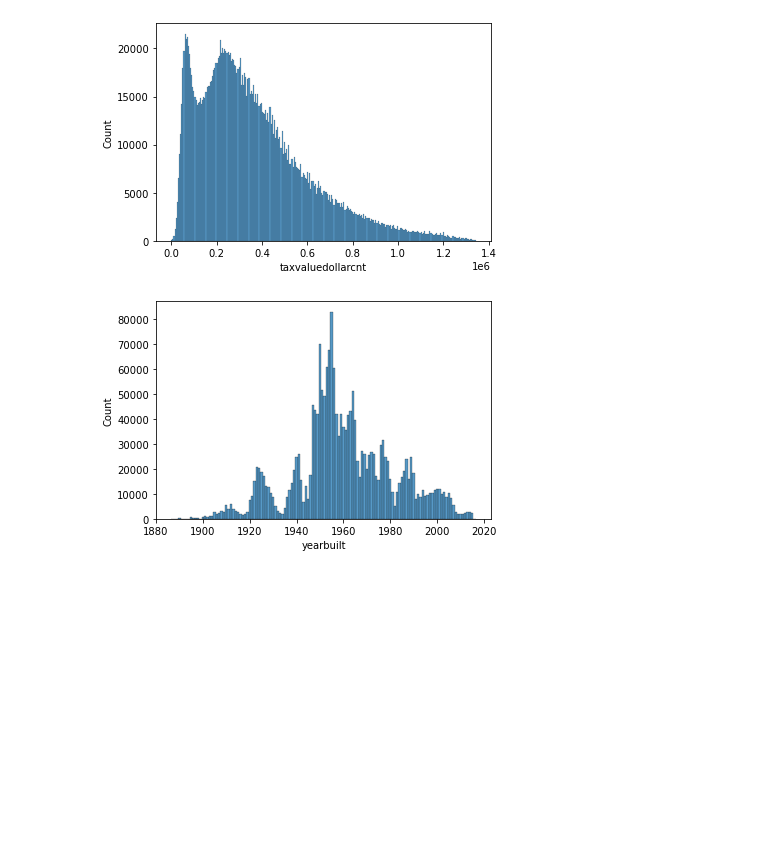
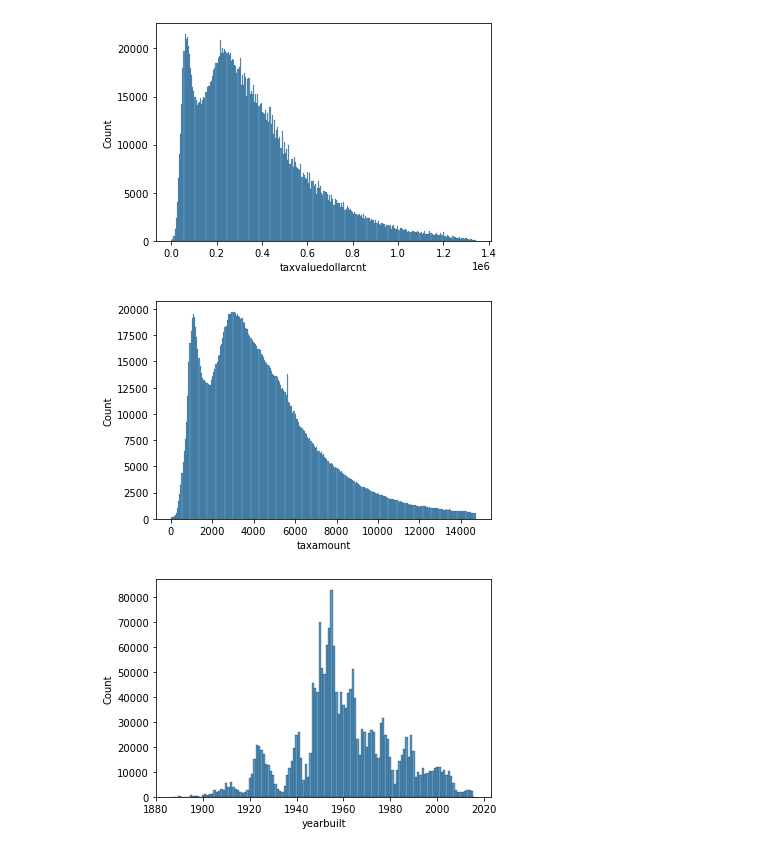
Before and after one commit to CurtisJohansen/regression-exercises, a Jupyter notebook: wrangle.ipynb, the cells around one changed output. Cells and saved outputs as stored; diff of their text form; code cells hidden in the pictures; blank space fills up the shorter version.

```diff
--- a/wrangle.ipynb
+++ b/wrangle.ipynb
@@ -192,6 +192,12 @@ finished_square_feet_distro = sns.histplot(data = df, x = "calculatedfinishedsqu
 tax_value_distro = sns.histplot(data = df, x = "taxvaluedollarcnt")
 # %% [output]
 [figure]
+# %%
+# Tax Amount
+
+tax_amount_distro = sns.histplot(data = df, x = "taxamount")
+# %% [output]
+[figure, added]
 # %%
 # Year built
 
```
